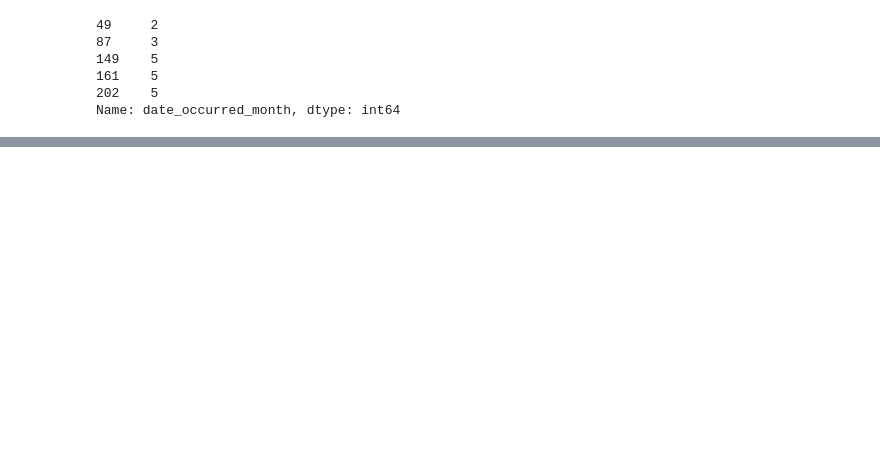
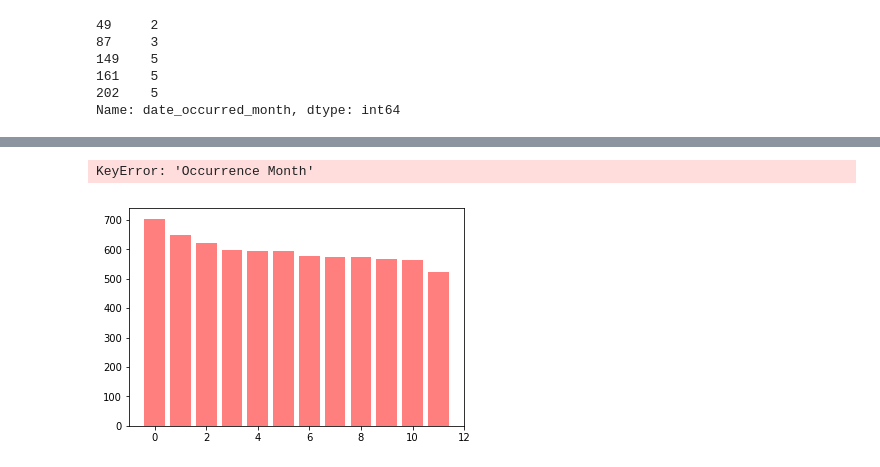
Before and after one commit to egome007/Project_1, a Jupyter notebook: code/data.lacity.org_api-pull.ipynb, the cells around one changed output, grey strips where cells are left out. Cells and saved outputs as stored; diff of their text form; code cells hidden in the pictures; blank space fills up the shorter version.

Commit message:
added matplotlib to hypothesis #1 and cleaned up excess comments throughout

```diff
--- a/code/data.lacity.org_api-pull.ipynb
+++ b/code/data.lacity.org_api-pull.ipynb
@@ -199,6 +156,3 @@ month_df["date_occurred_month"].head()
 161    5
 202    5
 Name: date_occurred_month, dtype: int64
-# %%
-burglary_df["Occurance Month"] = month_df["date_occurred_month"]
-burglary_df.head()
@@ -223,0 +159,4 @@ See the caveats in the documentation: http://pandas.pydata.org/pandas-docs/stabl
+# %%
+#Hypothesis 1: appending lambda list of months to main DF
+burglary_df["Occurrence Month"] = month_df["date_occurred_month"]
+burglary_df.head()
@@ -223,0 +174,4 @@ See the caveats in the documentation: http://pandas.pydata.org/pandas-docs/stabl
+# %%
+#Hypothesis 1: calculate the count of months
+month_counts_df = burglary_df["Occurrence Month"].value_counts()
+month_counts_df
@@ -223,0 +192,11 @@ See the caveats in the documentation: http://pandas.pydata.org/pandas-docs/stabl
+# %%
+#Hypothesis 1: create bar chart of counts
+x_axis = np.arange(len(month_counts_df))
+tick_locations = [value for value in x_axis]
+
+#create a list indicating where to write x labels and set figure size to adjust for space
+plt.bar(x_axis, month_counts_df, color='r', alpha=0.5, align="center")
+plt.xticks(tick_locations, month_counts_df["Occurrence Month"], rotation="vertical")
+# %% [output]
+KeyError: 'Occurrence Month'
+[figure, added]
```
Also changed, not shown: parts of 20 cells of this notebook.
